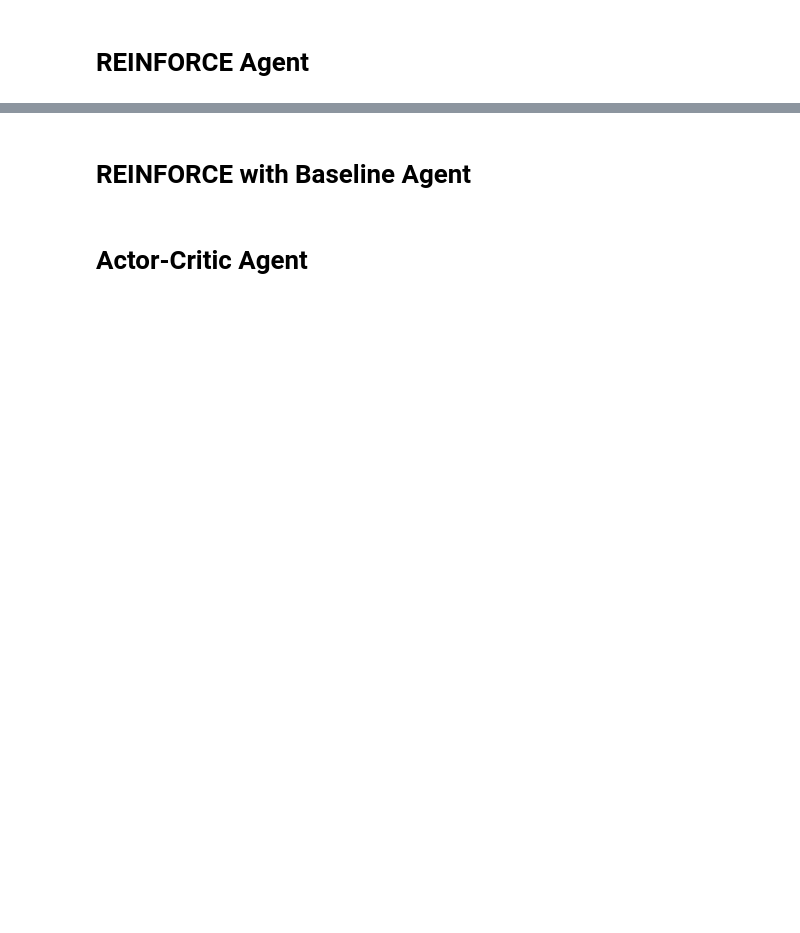
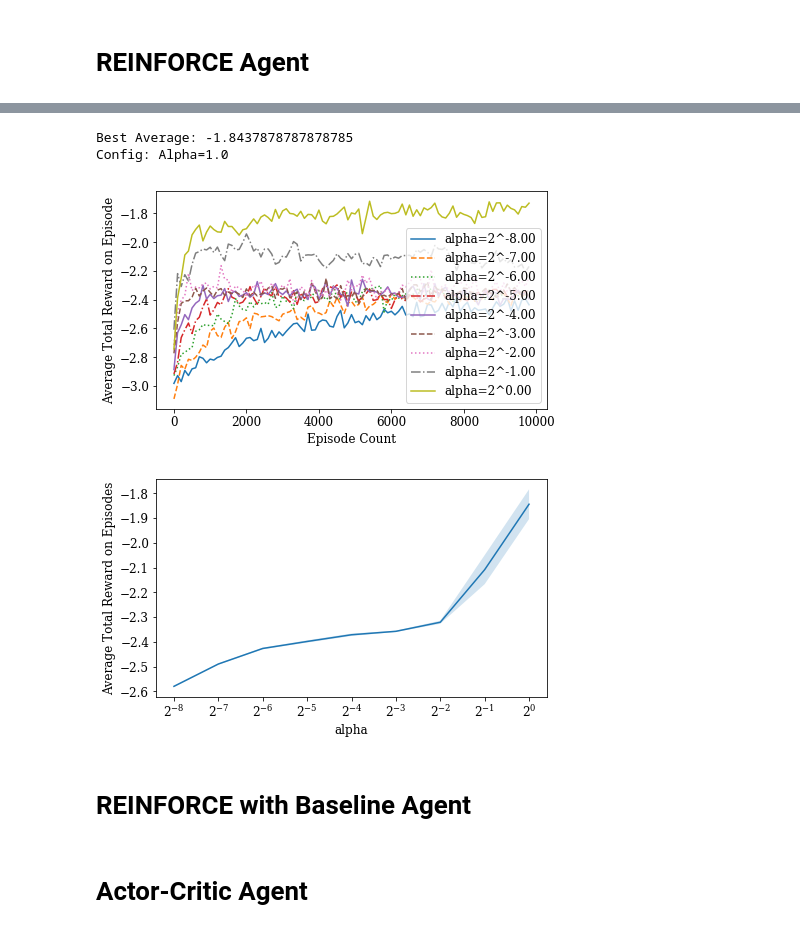
Before and after one commit to nimamahmoudi/rlai-policy-gradient-methods, a Jupyter notebook: final4_smart_vacuum_mem_neg.ipynb, the cells around one changed output, grey strips where cells are left out. Saved outputs shown, nothing was run; the diff lists cells and outputs as text; code cells hidden in the pictures; blank space fills up the shorter version.

```diff
--- a/final4_smart_vacuum_mem_neg.ipynb
+++ b/final4_smart_vacuum_mem_neg.ipynb
@@ -69,7 +69,7 @@ set_plt_rc()
 # REINFORCE Agent
 # %%
 alpha_base = 2
-alpha_pows = np.linspace(-8, -1, 8)
+alpha_pows = np.linspace(-8, 0, 9)
 alphas = np.power(alpha_base, alpha_pows)
 
 AgentClass = ReinforceAgent
@@ -184,34 +191,40 @@ results += f'\nConfig: Alpha={alphas[idx]}'
 
 print('')
 print(results)
+# %% [output]
+Best Average: -1.8437878787878785
+Config: Alpha=1.0
 # %%
 # Plot over time
 plt.figure(1, figsize=(7,4))
 plt.plot(np.array(list(range(len(all_avg_plots[0]))))*plot_count, np.array(all_avg_plots).T)
 # plt.title(f'Average Return in {episode_count} episodes')
 plt.xlabel(f'Episode Count')
 # plt.ylabel(f'Average Return in {plot_count} episodes')
 # plt.ylabel(f'Total reward on episode averaged over {plot_count} episodes and {num_of_tests} runs')
 plt.ylabel(f'Average Total Reward on Episode')
 plt.legend([f'alpha={alpha_base}^{alpha_pow:.2f}' for alpha_pow in alpha_pows])
-plt.axhline(y=best_performance, linewidth=1, color="g", linestyle='--')
+# plt.axhline(y=best_performance, linewidth=1, color="g", linestyle='--')
 # plt.ylim(best_performance-2.13,best_performance+.07)
 plt.savefig(f'{figs_folder}smart_vac_mem_neg_{agent_name}_episodes_{episode_count}.pdf')
 
 
 # Plot Average Performance
 plt.figure(2, figsize=(7,4))
 plt.semilogx(alphas, all_avgs, basex=alpha_base)
 se = np.array(all_stds) / np.sqrt(num_of_tests)
 plt.fill_between(alphas, all_avgs - se, all_avgs + se, alpha=0.2)
 # plt.title(f'Average Return in {episode_count} episodes')
 plt.xlabel('alpha')
 # plt.ylabel('Average Return')
 # plt.ylabel(f'Total reward on episodes averaged over {num_of_tests} runs')
 plt.ylabel(f'Average Total Reward on Episodes')
-plt.axhline(y=best_performance, linewidth=1, color="g", linestyle='--')
+# plt.axhline(y=best_performance, linewidth=1, color="g", linestyle='--')
 # plt.ylim(best_performance-2.13,best_performance+.07)
 plt.savefig(f'{figs_folder}smart_vac_mem_neg_{agent_name}_episodes_{episode_count}_all.pdf')
+# %% [output]
+[figure, added]
+[figure, added]
 # %% [markdown]
 # REINFORCE with Baseline Agent
 # %%
```
Also changed, not shown: parts of 1 cell of this notebook, 13 other files.
